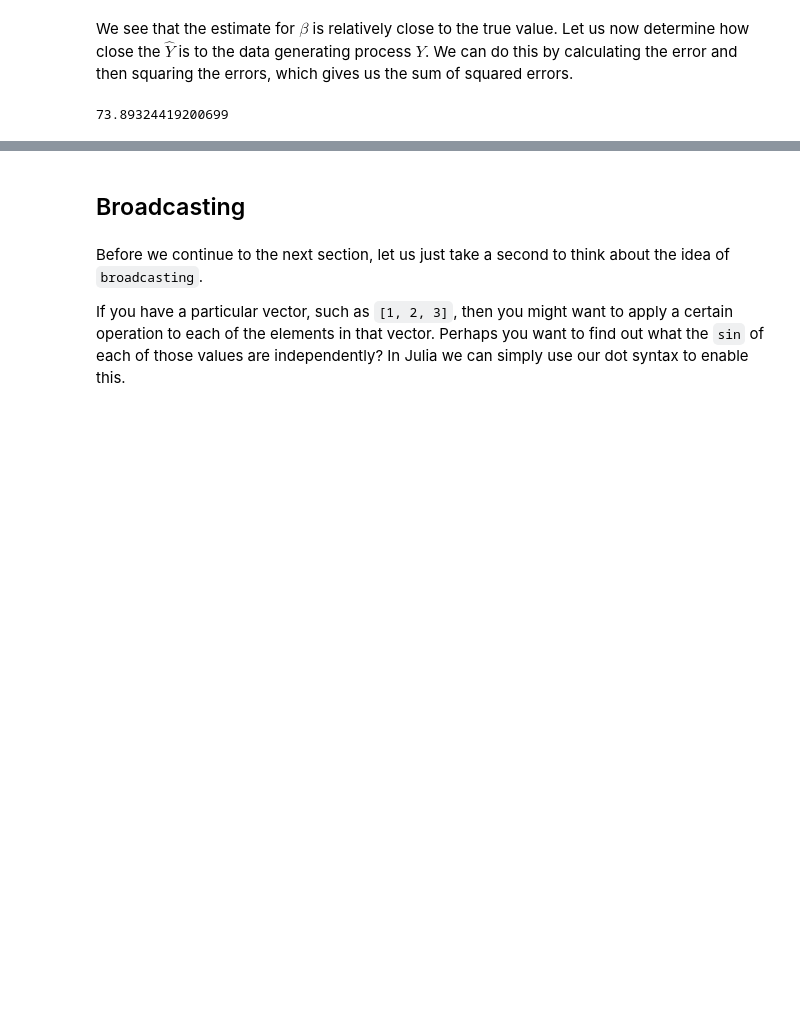
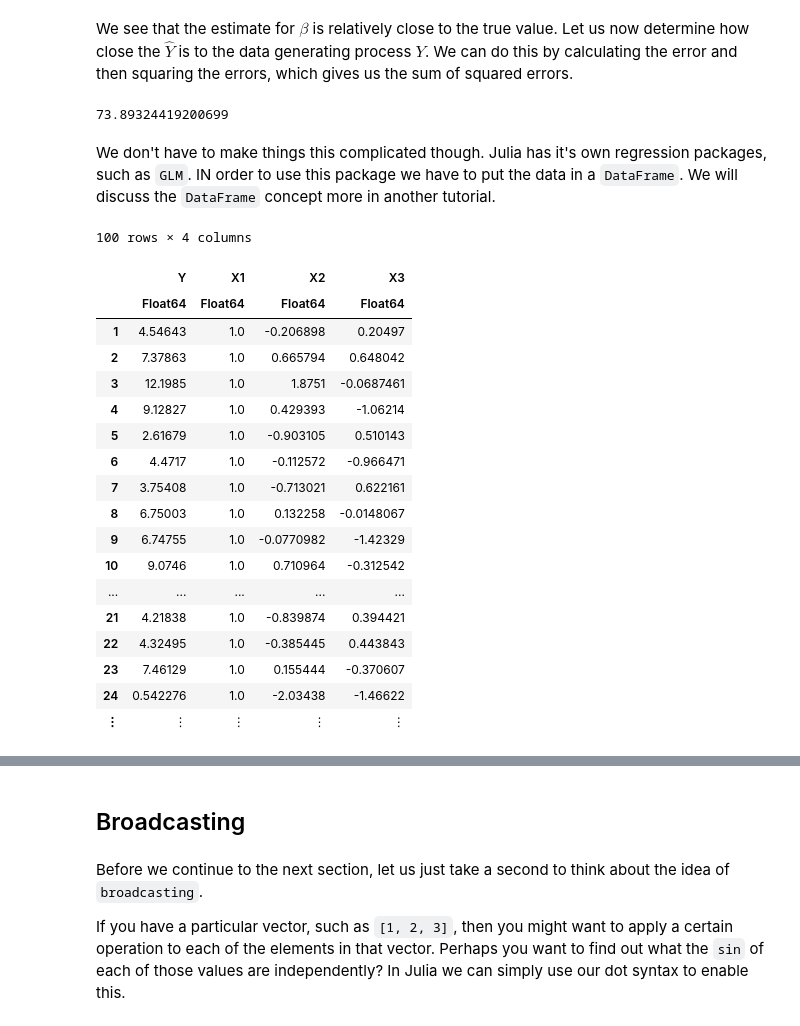
Before and after one commit to DawievLill/Macro-318, a Jupyter notebook: notebooks/tut1_introduction.ipynb, the cells around one changed output, grey strips where cells are left out. Drawn from its saved outputs; the diff is of its cells as text; code cells hidden in the pictures; blank space fills up the shorter version.

```diff
--- a/notebooks/tut1_introduction.ipynb
+++ b/notebooks/tut1_introduction.ipynb
@@ -581,3 +591,27 @@ e = Y_hat - Y # difference between predicted and actual values
 sse = e'e # sum of squared errors
 # %% [output]
 73.89324419200699
+# %% [markdown]
+We don't have to make things this complicated though. Julia has it's own regression packages, such as `GLM`. IN order to use this package we have to put the data in a `DataFrame`. We will discuss the `DataFrame` concept more in another tutorial.
+# %%
+data = DataFrame(Y = Y, X1 = X[:, 1], X2 = X[:, 2], X3 = X[:, 3])
+# %% [output]
+100 rows × 4 columns
+|  | Y | X1 | X2 | X3 |
+|  | Float64 | Float64 | Float64 | Float64 |
+| 1 | 4.54643 | 1.0 | -0.206898 | 0.20497 |
+| 2 | 7.37863 | 1.0 | 0.665794 | 0.648042 |
+| 3 | 12.1985 | 1.0 | 1.8751 | -0.0687461 |
+| 4 | 9.12827 | 1.0 | 0.429393 | -1.06214 |
+| 5 | 2.61679 | 1.0 | -0.903105 | 0.510143 |
+| 6 | 4.4717 | 1.0 | -0.112572 | -0.966471 |
+| 7 | 3.75408 | 1.0 | -0.713021 | 0.622161 |
+| 8 | 6.75003 | 1.0 | 0.132258 | -0.0148067 |
+| 9 | 6.74755 | 1.0 | -0.0770982 | -1.42329 |
+| 10 | 9.0746 | 1.0 | 0.710964 | -0.312542 |
+| ... | ... | ... | ... | ... |
+| 21 | 4.21838 | 1.0 | -0.839874 | 0.394421 |
+| 22 | 4.32495 | 1.0 | -0.385445 | 0.443843 |
+| 23 | 7.46129 | 1.0 | 0.155444 | -0.370607 |
+| 24 | 0.542276 | 1.0 | -2.03438 | -1.46622 |
+| ⋮ | ⋮ | ⋮ | ⋮ | ⋮ |
```
Also changed, not shown: parts of 4 cells of this notebook.
